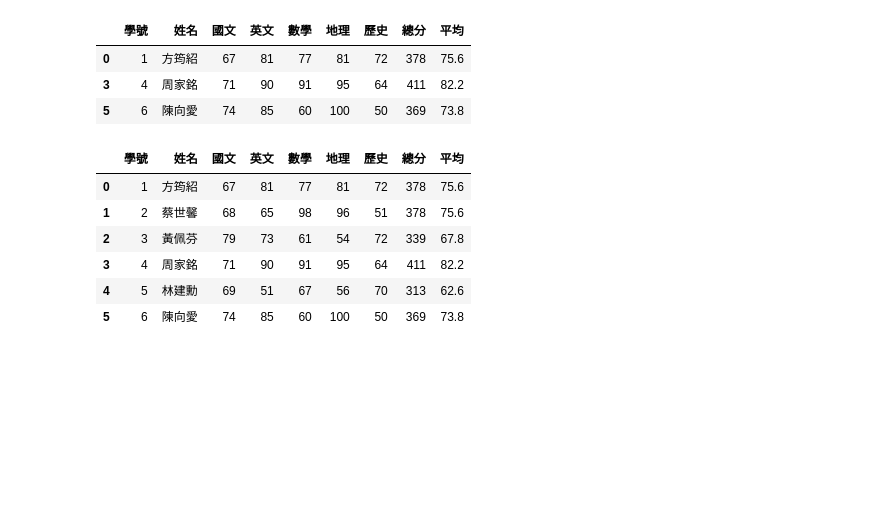
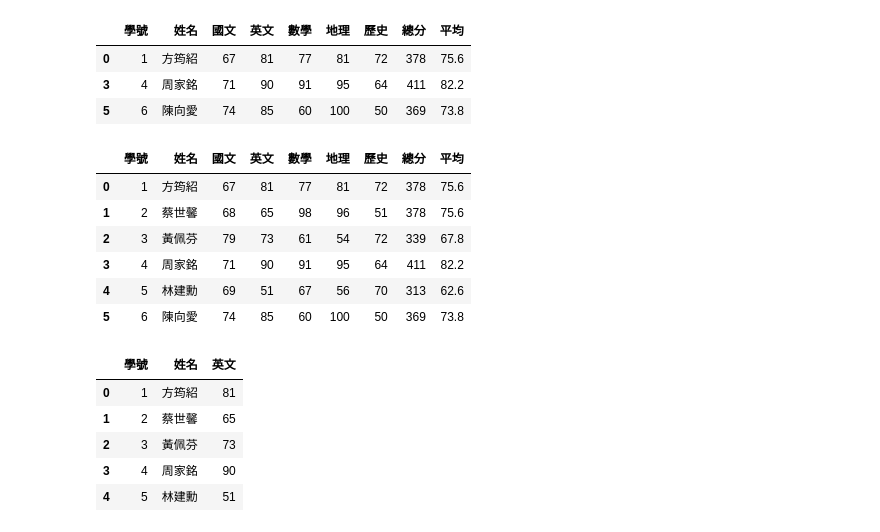
Before and after one commit to Jiarung02/Bryan_2005, a Jupyter notebook: lesson17_4.ipynb, the cells around one changed output. Cells and saved outputs as stored; diff of their text form; code cells hidden in the pictures; blank space fills up the shorter version.

```diff
--- a/lesson17_4.ipynb
+++ b/lesson17_4.ipynb
@@ -72,3 +72,14 @@ df.iloc[0:6]
 | 3 | 4 | 周家銘 | 71 | 90 | 91 | 95 | 64 | 411 | 82.2 |
 | 4 | 5 | 林建勳 | 69 | 51 | 67 | 56 | 70 | 313 | 62.6 |
 | 5 | 6 | 陳向愛 | 74 | 85 | 60 | 100 | 50 | 369 | 73.8 |
+# %%
+#同時要欄和列
+#iloc[],loc[]
+df.iloc[:5,[0,1,3]]
+# %% [output]
+|  | 學號 | 姓名 | 英文 |
+| 0 | 1 | 方筠紹 | 81 |
+| 1 | 2 | 蔡世馨 | 65 |
+| 2 | 3 | 黃佩芬 | 73 |
+| 3 | 4 | 周家銘 | 90 |
+| 4 | 5 | 林建勳 | 51 |
```
